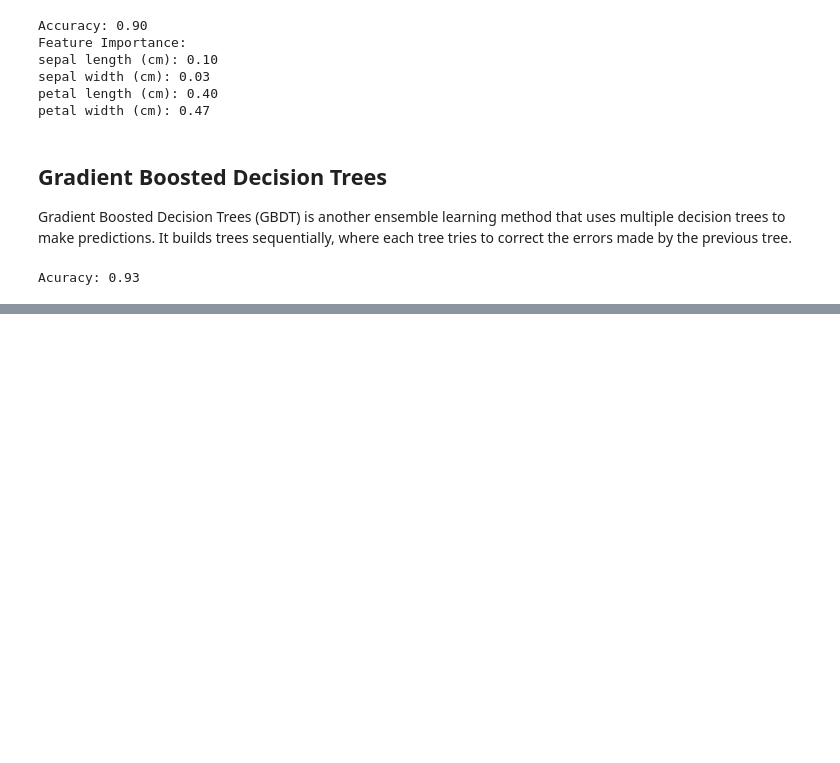
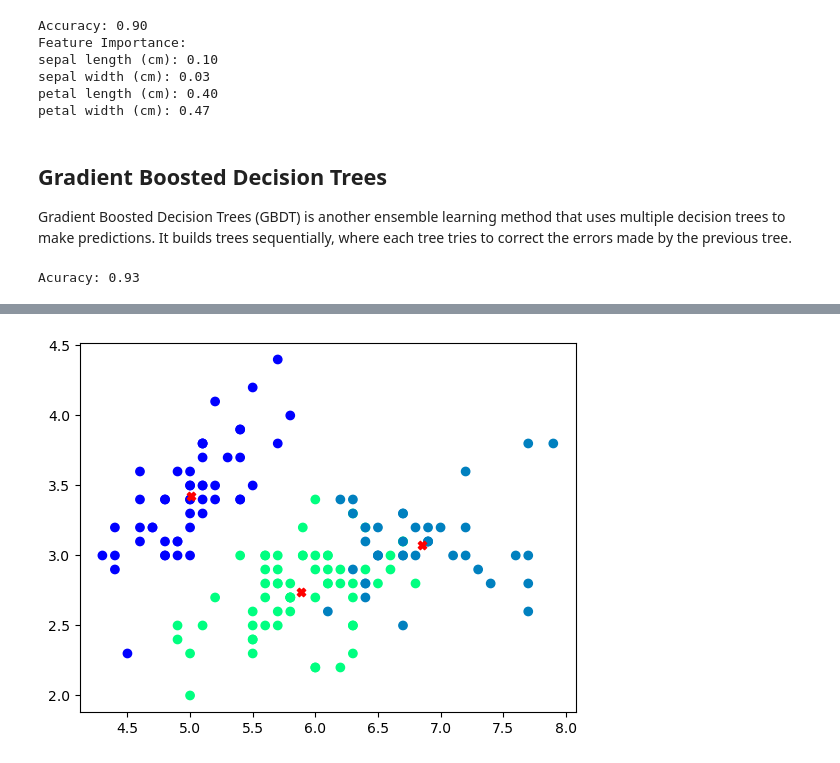
Before and after one commit to hc-sun/python-data-science, a Jupyter notebook: machine_learning.ipynb, the cells around one changed output, grey strips where cells are left out. Cells and saved outputs as stored; diff of their text form; code cells hidden in the pictures; blank space fills up the shorter version.

Commit message:
added kmeans

```diff
--- a/machine_learning.ipynb
+++ b/machine_learning.ipynb
@@ -634,0 +653,35 @@ Acuracy: 0.93
+# %%
+def kmeans(X, k, max_iters=100):
+    np.random.seed(20)
+    # initialize cluster centers
+    # centers.shape = (n_clusters, n_features)
+    centers = X[np.random.choice(range(X.shape[0]), size=k, replace=False)]
+
+    for _ in range(max_iters):
+        # calculate distances and assign points to clusters
+        # X.shape = (n_samples, n_features)
+        # X[:, np.newaxis].shape = (n_samples, 1, n_features)
+        # (X[:, np.newaxis] - centers).shape = (n_samples, n_clusters, n_features)
+        # np.linalg.norm(X[:, np.newaxis] - centers, axis=2).shape = (n_samples, distances to each cluster)
+        # np.argmin get the indices of the minimum distances as cluster labels
+        labels = np.argmin(np.linalg.norm(X[:, np.newaxis] - centers, axis=2), axis=1)
+
+        # recalculate cluster centers
+        # axis=0 corresponds to the features
+        new_centers = np.array([X[labels==i].mean(axis=0) for i in range(k)])
+
+        # check if converge
+        if np.all(centers == new_centers):
+            break
+
+        centers = new_centers
+
+    return centers, labels
+# %%
+centers, labels = kmeans(X, 3)
+
+plt.scatter(X[:, 0], X[:, 1], c=labels, cmap='winter')
+plt.scatter(centers[:, 0], centers[:, 1], c='red', marker='X')
+plt.show()
+# %% [output]
+[figure, added]
```
Also changed, not shown: parts of 1 cell of this notebook.
